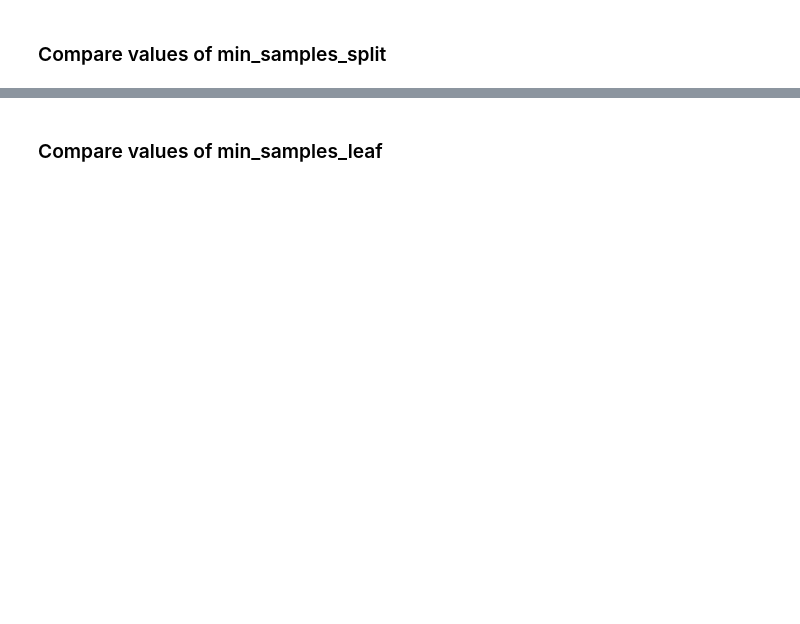
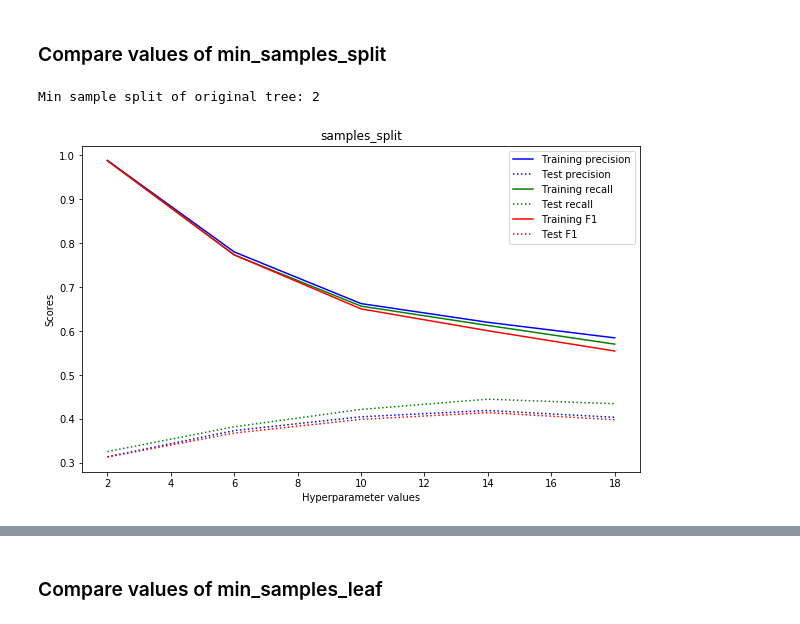
Before and after one commit to ssrosa/cacator_cave_malum, a Jupyter notebook: student.ipynb, the cells around one changed output, grey strips where cells are left out. Cells and saved outputs as stored; diff of their text form; code cells hidden in the pictures; blank space fills up the shorter version.

```diff
--- a/student.ipynb
+++ b/student.ipynb
@@ -1466,4 +1192,6 @@ testing5 = compare_hypers(test_params, 'depth', X_train, X_test, y_train, y_test
 # %% [markdown]
 ### Compare values of min_samples_split
 # %%
-#print('Min sample split of original tree:', 2 )
+print('Min sample split of original tree:', 2 )
+# %% [output]
+Min sample split of original tree: 2
@@ -1475,0 +1198,9 @@ testing5 = compare_hypers(test_params, 'depth', X_train, X_test, y_train, y_test
+# %%
+#Set values of chosen hyperparameter
+samples_split_params = np.arange(2, 20, 4)
+#Run model for each param value and store scores
+samples_split_df = compare_hypers(samples_split_params, 'samples_split', X_train, X_test, y_train, y_test)
+#Plot scores
+plot_hypers(samples_split_df, 'samples_split')
+# %% [output]
+[figure, added]
```
Also changed, not shown: parts of 92 cells of this notebook, 1 other file.
